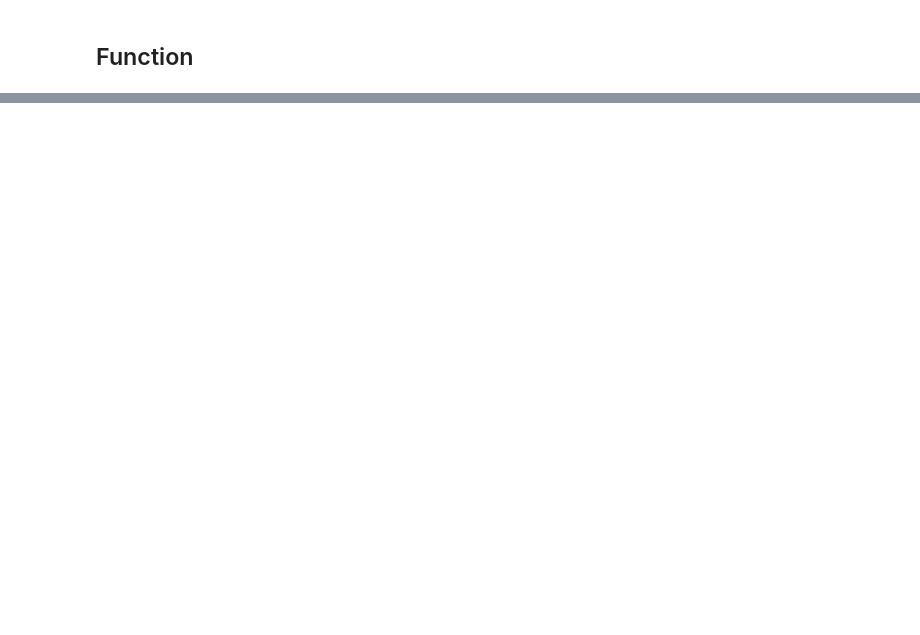
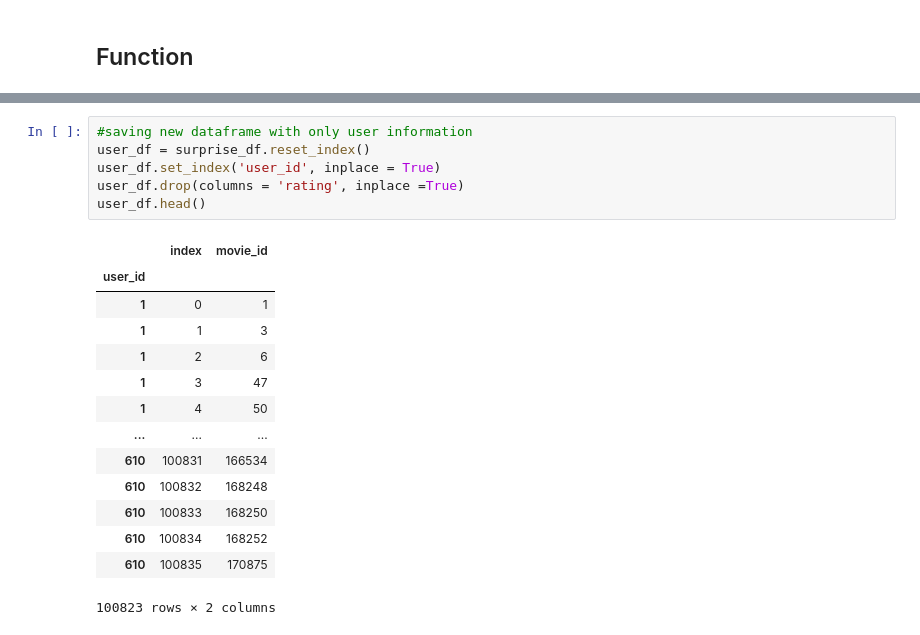
Before and after one commit to stephcia/movie-recommendation-system, a Jupyter notebook: stephanie_cleaning_2.ipynb, the cells around one changed output, grey strips where cells are left out. Cells and saved outputs as stored; diff of their text form; blank space fills up the shorter version.

```diff
--- a/stephanie_cleaning_2.ipynb
+++ b/stephanie_cleaning_2.ipynb
@@ -1006,0 +1044,21 @@ fig.show()
+# %%
+#saving new dataframe with only user information
+user_df = surprise_df.reset_index()
+user_df.set_index('user_id', inplace = True)
+user_df.drop(columns = 'rating', inplace =True)
+user_df.head()
+# %% [output]
+|  | index | movie_id |
+| user_id |  |  |
+| 1 | 0 | 1 |
+| 1 | 1 | 3 |
+| 1 | 2 | 6 |
+| 1 | 3 | 47 |
+| 1 | 4 | 50 |
+| ... | ... | ... |
+| 610 | 100831 | 166534 |
+| 610 | 100832 | 168248 |
+| 610 | 100833 | 168250 |
+| 610 | 100834 | 168252 |
+| 610 | 100835 | 170875 |
+100823 rows × 2 columns
```
Also changed, not shown: parts of 24 cells of this notebook.
